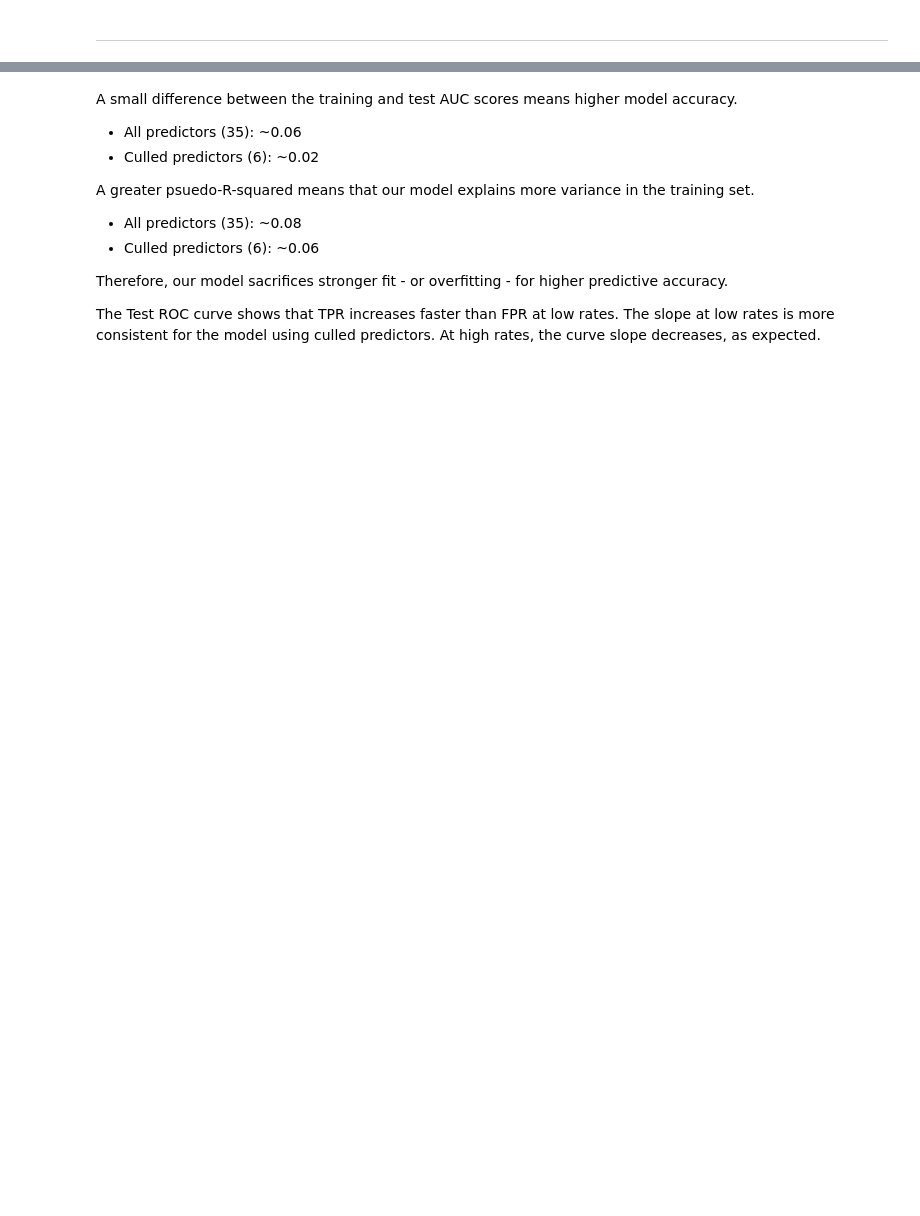
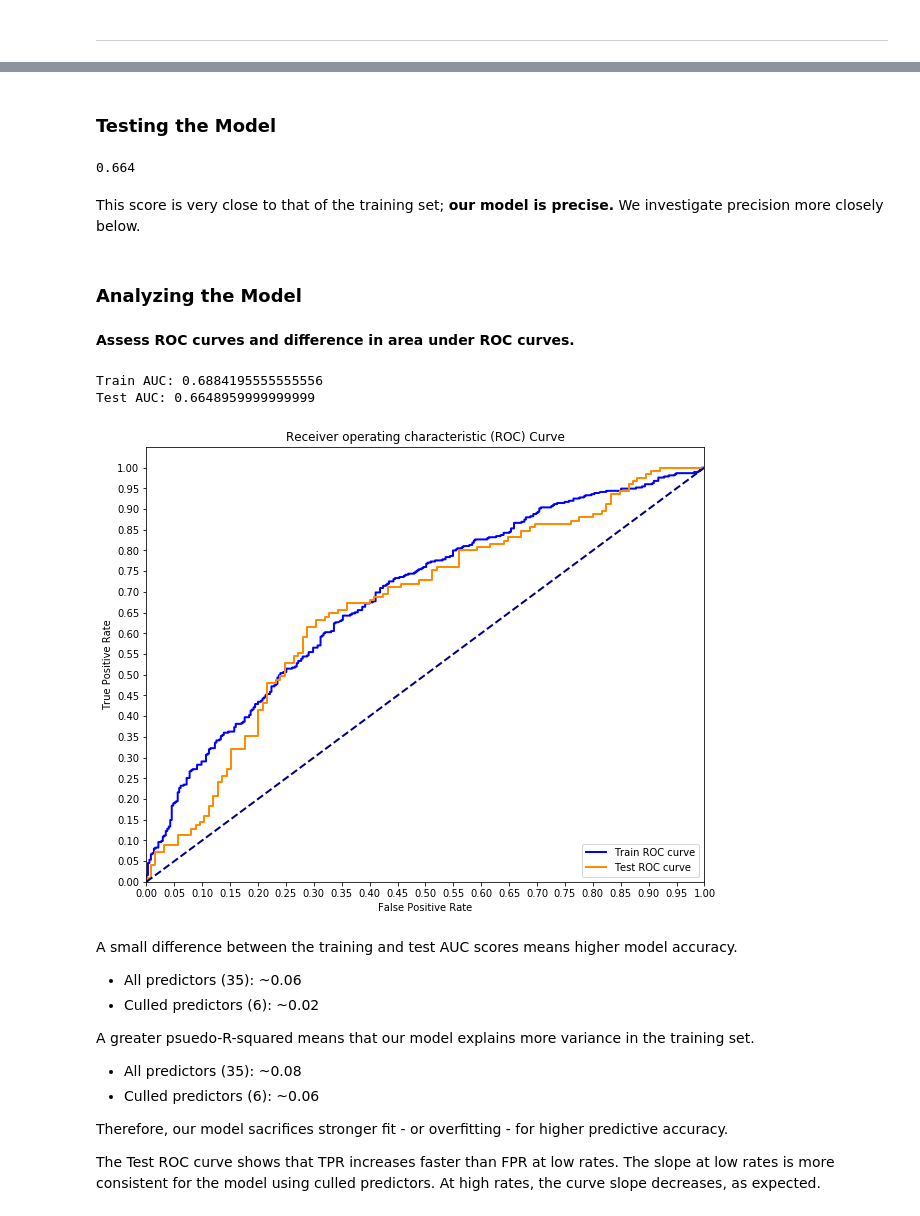
Before and after one commit to alexwcheng/recipe-webpage-ads, a Jupyter notebook: Logistic_Regression_Final/Logistic Regression Modeling.ipynb, the cells around one changed output, grey strips where cells are left out. Saved outputs shown, nothing was run; the diff lists cells and outputs as text; code cells hidden in the pictures; blank space fills up the shorter version.

```diff
--- a/Logistic_Regression_Final/Logistic Regression Modeling.ipynb
+++ b/Logistic_Regression_Final/Logistic Regression Modeling.ipynb
@@ -124,0 +45,3 @@ list(zip(x_variables_3, vif))
+# %%
+# Create new dataframe containing both scaled and unscaled predictors
+df_ss = scale_num_vars(df)
@@ -124,0 +50,5 @@ list(zip(x_variables_3, vif))
+# %%
+# Create new column for outcome
+df_ss['high_likes'] = categorize_likes(df_ss, 'aggregateLikes')
+# Ensure proportional binary outcome
+df_ss['high_likes'].value_counts()
@@ -176,3 +260,0 @@ Fiber              -0.2363      0.074     -3.185      0.001      -0.382      -0.
-# %%
-logreg = LogisticRegression(fit_intercept=True, C=1e16, solver='liblinear', random_state=2020)
-logreg.fit(X_train, y_train)
@@ -215,3 +263,22 @@ Test AUC: 0.6648320000000001
+# %% [markdown]
+### Testing the Model
+# %%
+# Input test data for the first time
+rs.score(X_test, y_test)
+# %% [output]
+0.664
+# %% [markdown]
+This score is very close to that of the training set; **our model is precise.** We investigate precision more closely below.
+# %% [markdown]
+### Analyzing the Model
+# %% [markdown]
+**Assess ROC curves and difference in area under ROC curves.**
+# %%
+produce_roc_curve(X_train, X_test)
+# %% [output]
+Train AUC: 0.6884195555555556
+Test AUC: 0.6648959999999999
+[figure, added]
 # %% [markdown]
 A small difference between the training and test AUC scores means higher model accuracy.
  - All predictors (35): ~0.06
```
Also changed, not shown: parts of 63 cells of this notebook, 3 other files.
